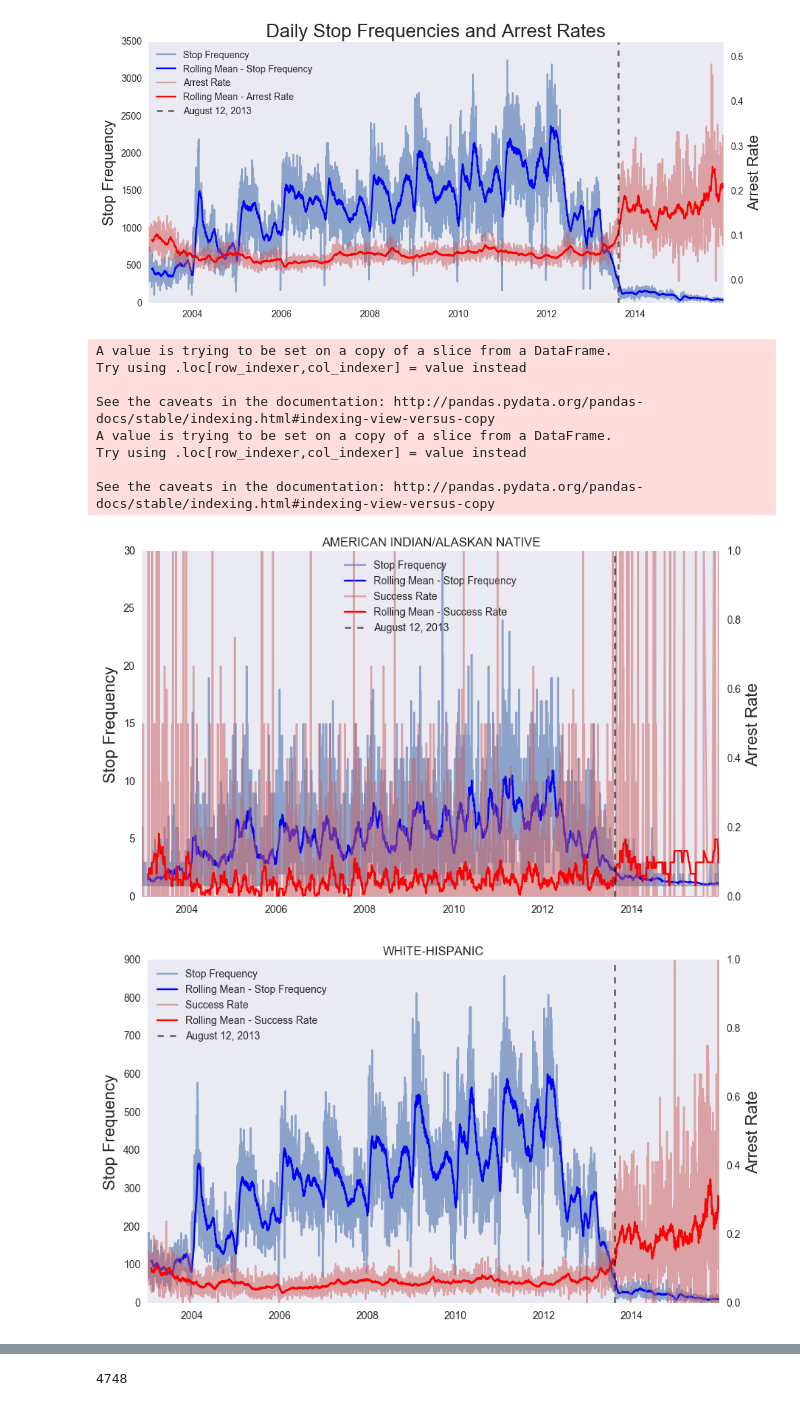
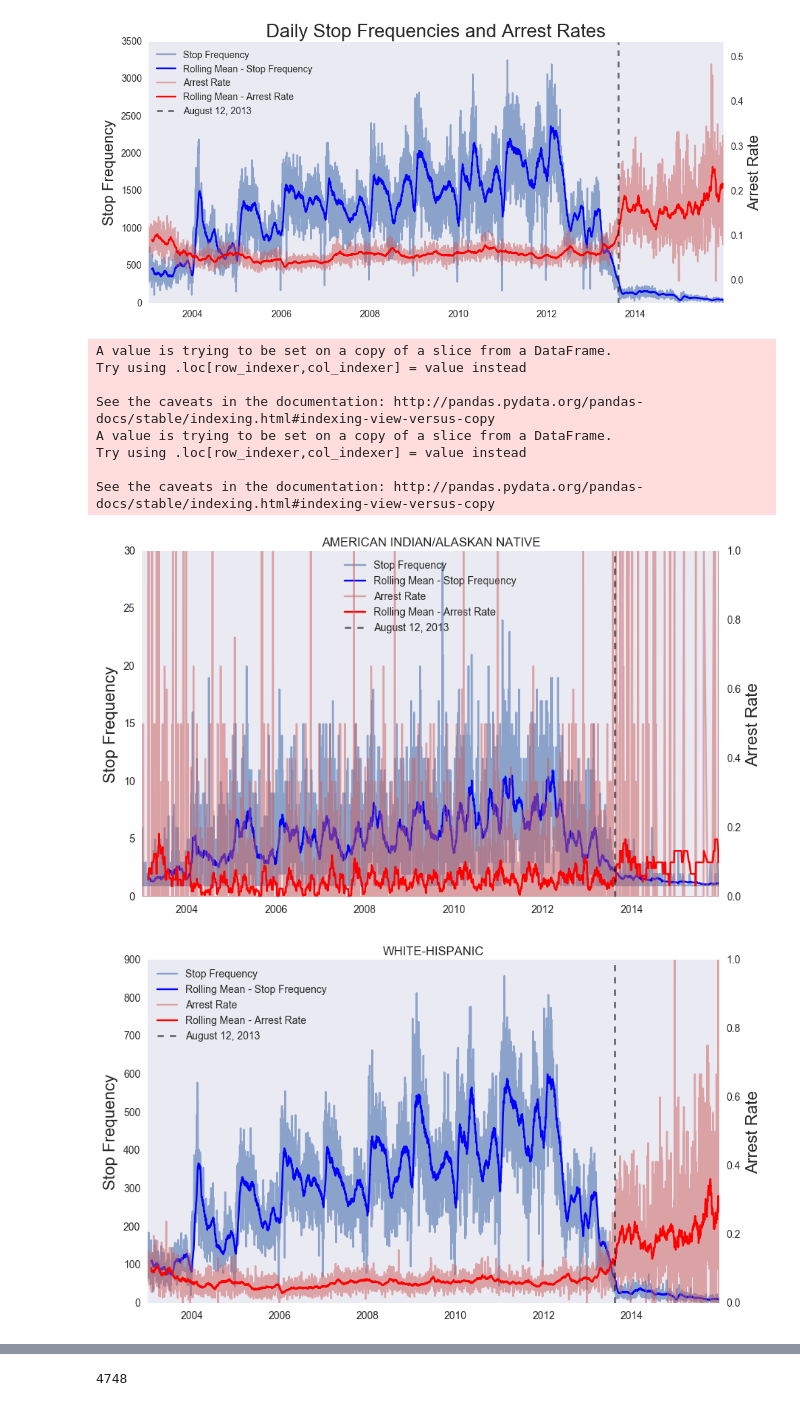
Before and after one commit to webernathan/ads_proj, a Jupyter notebook: anom_detect.ipynb, the cells around one changed output, grey strips where cells are left out. Cells and saved outputs as stored; diff of their text form; code cells hidden in the pictures.

Commit message:
further tweaking of plots for slideshow

```diff
--- a/anom_detect.ipynb
+++ b/anom_detect.ipynb
@@ -572,7 +572,7 @@ suc_rate_tt
 date_df['RM_COUNT'] = pd.rolling_mean(date_df.COUNT, window=30, min_periods=30)
 date_df['RM_SUCCESS_RATE'] = pd.rolling_mean(date_df.SUCCESS_RATE, window=30, min_periods=30)
 fig = plt.figure(figsize=(11,5))
-ax = fig.add_subplot(111)
+ax = fig.add_subplot(111,)
 lns1 = ax.plot(pd.to_datetime(date_df['datestop']), date_df['COUNT'], alpha=0.6, label='Stop Frequency')
 lns2 = ax.plot(pd.to_datetime(date_df['datestop']), date_df['RM_COUNT'], c='b', label='Rolling Mean - Stop Frequency')
 #ax.plot(0, 0, '-r', label = 'Rolling Mean - Success Rate')
@@ -594,7 +594,6 @@ else:
     ax.legend(lns, labs, loc=2)
 ax.set_title('Daily Stop Frequencies and Arrest Rates', size=20)
 ax.set_ylabel('Stop Frequency', size=16)
-
 ax2.set_ylabel('Arrest Rate', size=16)
 # %% [output]
   if __name__ == '__main__':
@@ -616,35 +615,35 @@ for idx, i in enumerate(r):
     ax.grid(False)
 
     ax2 = ax.twinx()
-    lns3 = ax2.plot(pd.to_datetime(temp['datestop']), temp['SUCCESS_RATE'], alpha=0.5, c='IndianRed', label = 'Success Rate')
-    lns4 = ax2.plot(pd.to_datetime(temp['datestop']), temp['RM_SUCCESS_RATE'], c='r', label = 'Rolling Mean - Success Rate')
+    lns3 = ax2.plot(pd.to_datetime(temp['datestop']), temp['SUCCESS_RATE'], alpha=0.5, c='IndianRed', label = 'Arrest Rate')
+    lns4 = ax2.plot(pd.to_datetime(temp['datestop']), temp['RM_SUCCESS_RATE'], c='r', label = 'Rolling Mean - Arrest Rate')
     lns5 = ax2.axvline(x=pd.to_datetime('2013-08-12'), ymin=0, ymax = 1, ls='dashed', alpha=0.55, linewidth=2, color='k', label='August 12, 2013')
     #ax2.set_ylim(-0.05, 1.05)
 
     lns = lns1+lns2+lns3+lns4
     lns.append(lns5)
     labs = [l.get_label() for l in lns]
 
     if idx==0:
         ax.legend(lns, labs, loc=9)
     else:
         ax.legend(lns, labs, loc=2)
     ax.set_title(r[idx])
     ax.set_ylabel('Stop Frequency', size=16)
 
     ax2.set_ylabel('Arrest Rate', size=16)
     ax2.grid(False)
 
 
 #print temp.loc[:,['COUNT', 'SUCCESS_RATE']].corr()
 # %% [output]
 A value is trying to be set on a copy of a slice from a DataFrame.
 Try using .loc[row_indexer,col_indexer] = value instead
 
 See the caveats in the documentation: http://pandas.pydata.org/pandas-docs/stable/indexing.html#indexing-view-versus-copy
 A value is trying to be set on a copy of a slice from a DataFrame.
 Try using .loc[row_indexer,col_indexer] = value instead
 
 See the caveats in the documentation: http://pandas.pydata.org/pandas-docs/stable/indexing.html#indexing-view-versus-copy
-[figure, old version]
+[figure, new version]
-[figure, old version]
+[figure, new version]
```
Also changed, not shown: parts of 1 cell of this notebook.
